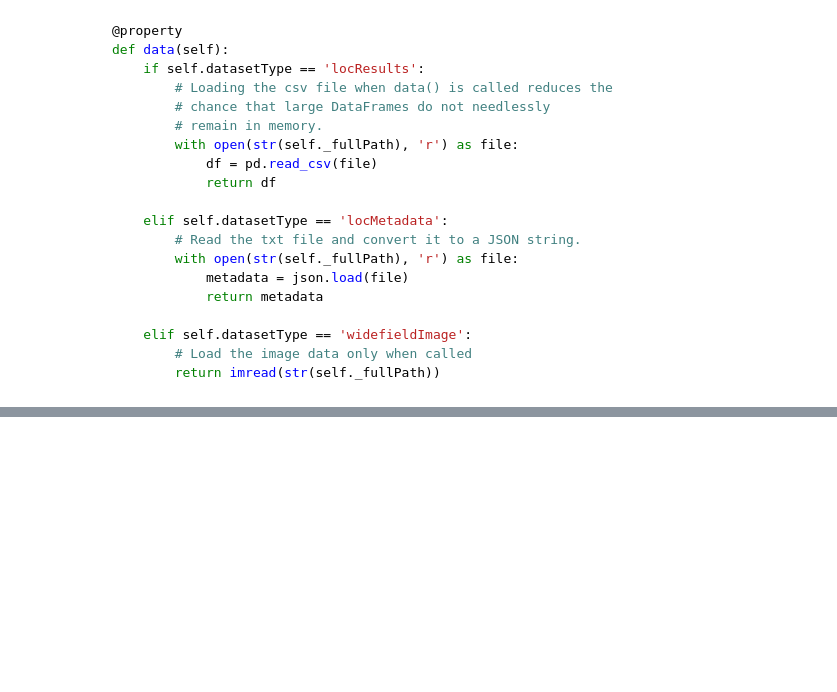
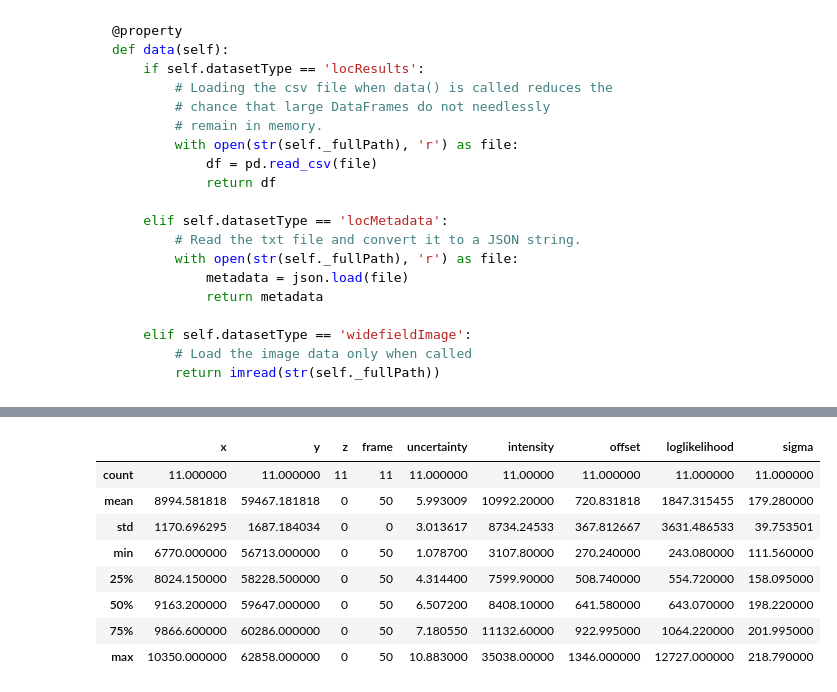
Before and after one commit to kmdouglass/bstore, a Jupyter notebook: examples/Tutorial 3 - Writing custom parsers.ipynb, the cells around one changed output, grey strips where cells are left out. Drawn from its saved outputs; the diff is of its cells as text; code cells hidden in the pictures; blank space fills up the shorter version.

Commit message:
Finished draft of SimpleParser.

```diff
--- a/examples/Tutorial 3 - Writing custom parsers.ipynb
+++ b/examples/Tutorial 3 - Writing custom parsers.ipynb
@@ -335,0 +470,27 @@ def data(self):
+# %%
+from pathlib import Path
+
+# Specify the test dataset
+pathToFiles = Path('../../bstore_test_files/parsers_test_files/SimpleParser/')
+# %%
+# Create the SimpleParser
+sp = parsers.SimpleParser()
+
+# Specify a file to parse
+file = pathToFiles / Path('HeLaL_Control_1.csv')
+
+# Parse this file
+sp.parseFilename(file, datasetType = 'locResults')
+
+# Summarize the localization data
+sp.data.describe()
+# %% [output]
+|  | x | y | z | frame | uncertainty | intensity | offset | loglikelihood | sigma |
+| count | 11.000000 | 11.000000 | 11 | 11 | 11.000000 | 11.00000 | 11.000000 | 11.000000 | 11.000000 |
+| mean | 8994.581818 | 59467.181818 | 0 | 50 | 5.993009 | 10992.20000 | 720.831818 | 1847.315455 | 179.280000 |
+| std | 1170.696295 | 1687.184034 | 0 | 0 | 3.013617 | 8734.24533 | 367.812667 | 3631.486533 | 39.753501 |
+| min | 6770.000000 | 56713.000000 | 0 | 50 | 1.078700 | 3107.80000 | 270.240000 | 243.080000 | 111.560000 |
+| 25% | 8024.150000 | 58228.500000 | 0 | 50 | 4.314400 | 7599.90000 | 508.740000 | 554.720000 | 158.095000 |
+| 50% | 9163.200000 | 59647.000000 | 0 | 50 | 6.507200 | 8408.10000 | 641.580000 | 643.070000 | 198.220000 |
+| 75% | 9866.600000 | 60286.000000 | 0 | 50 | 7.180550 | 11132.60000 | 922.995000 | 1064.220000 | 201.995000 |
+| max | 10350.000000 | 62858.000000 | 0 | 50 | 10.883000 | 35038.00000 | 1346.000000 | 12727.000000 | 218.790000 |
```
Also changed, not shown: parts of 8 cells of this notebook, 2 other files.
